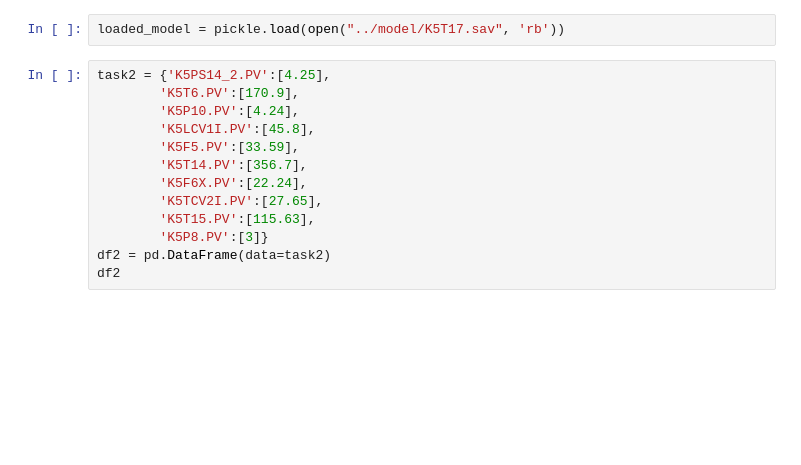
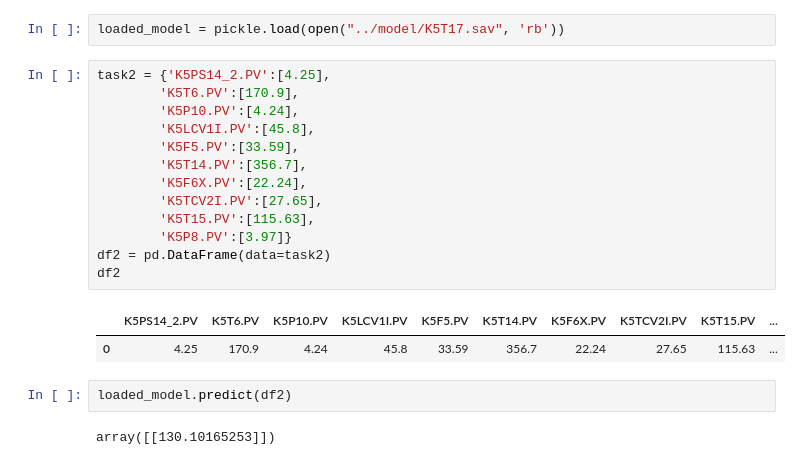
Before and after one commit to Graf35/energy-simulator, a Jupyter notebook: models/training_script/K5T17.ipynb, the cells around one changed output. Cells and saved outputs as stored; diff of their text form; blank space fills up the shorter version.

```diff
--- a/models/training_script/K5T17.ipynb
+++ b/models/training_script/K5T17.ipynb
@@ -230,13 +230,20 @@ loaded_model = pickle.load(open("../model/K5T17.sav", 'rb'))
 # %%
 task2 = {'K5PS14_2.PV':[4.25],
         'K5T6.PV':[170.9],
         'K5P10.PV':[4.24],
         'K5LCV1I.PV':[45.8],
         'K5F5.PV':[33.59],
         'K5T14.PV':[356.7],
         'K5F6X.PV':[22.24],
         'K5TCV2I.PV':[27.65],
         'K5T15.PV':[115.63],
-        'K5P8.PV':[3]}
+        'K5P8.PV':[3.97]}
 df2 = pd.DataFrame(data=task2)
 df2
+# %% [output]
+|  | K5PS14_2.PV | K5T6.PV | K5P10.PV | K5LCV1I.PV | K5F5.PV | K5T14.PV | K5F6X.PV | K5TCV2I.PV | K5T15.PV | ... |
+| 0 | 4.25 | 170.9 | 4.24 | 45.8 | 33.59 | 356.7 | 22.24 | 27.65 | 115.63 | ... |
+# %%
+loaded_model.predict(df2)
+# %% [output]
+array([[130.10165253]])
```
Also changed, not shown: 5 other files.
